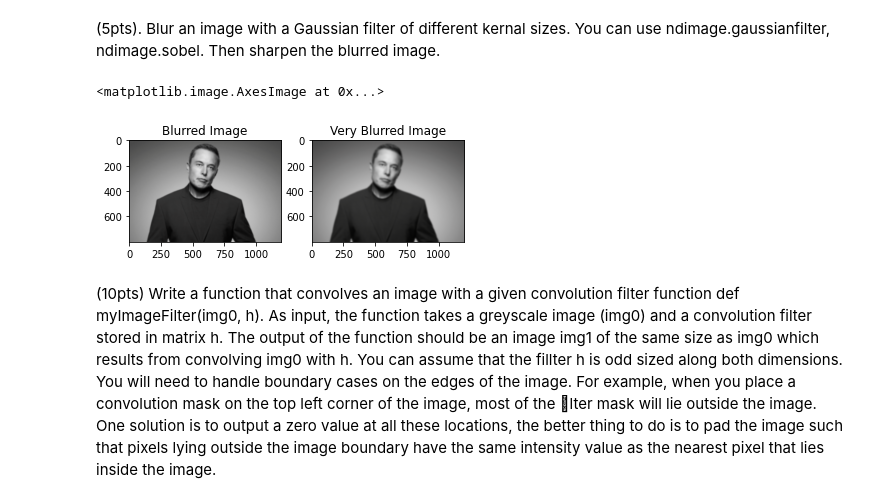
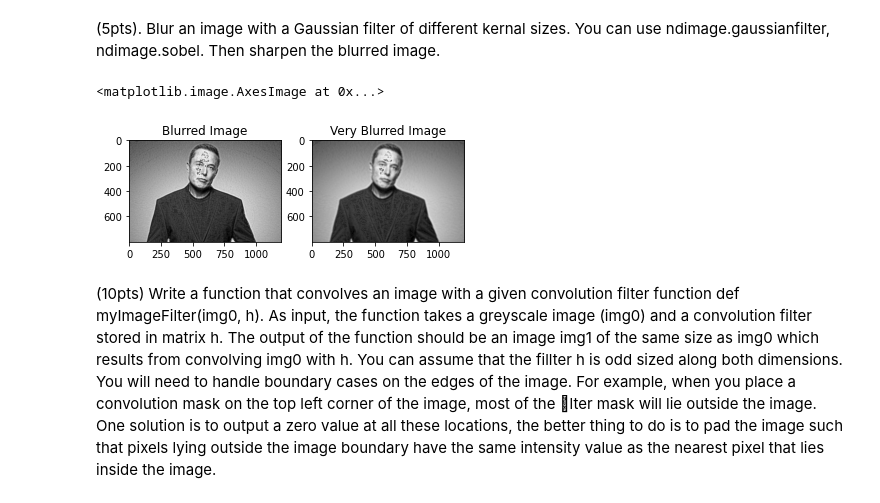
Before and after one commit to twyunting/CSC-676_Computer-Vision, a Jupyter notebook: Homeworks/hw2/CSC-676_HW2_Numpy Exercises 1_YuntingChiu.ipynb, the cells around one changed output. Saved outputs shown, nothing was run; the diff lists cells and outputs as text; code cells hidden in the pictures.

```diff
--- a/Homeworks/hw2/CSC-676_HW2_Numpy Exercises 1_YuntingChiu.ipynb
+++ b/Homeworks/hw2/CSC-676_HW2_Numpy Exercises 1_YuntingChiu.ipynb
@@ -501,17 +512,24 @@ plt.imshow(decont_image)
 # %%
 # 4.3
 img = cv2.imread("unnormalized_image.jpg")
 blurredImg = ndimage.filters.gaussian_filter(img, sigma = 3)
+filter_blurred_fB = ndimage.gaussian_filter(blurredImg, 1)
 veryBlurredImg = ndimage.filters.gaussian_filter(img, sigma = 5)
+filter_blurred_fV = ndimage.gaussian_filter(veryBlurredImg, 1)
+alpha = 20
+
+# sharpen
+sharpenedBlurredImg = blurredImg + alpha * (blurredImg - filter_blurred_fB)
+sharpenedVeryBlurredImg = veryBlurredImg + alpha * (veryBlurredImg - filter_blurred_fV)
 
 # display
 plt.subplot(1,2,1)
 plt.title("Blurred Image")
-plt.imshow(blurredImg)
+plt.imshow(sharpenedBlurredImg, cmap=plt.cm.gray)
 plt.subplot(1,2,2)
 plt.title("Very Blurred Image")
-plt.imshow(veryBlurredImg)
+plt.imshow(sharpenedVeryBlurredImg, cmap=plt.cm.gray)
 # %% [output]
 <matplotlib.image.AxesImage at 0x...>
-[figure, old version]
+[figure, new version]
 # %% [markdown]
```
Also changed, not shown: parts of 9 cells of this notebook.
